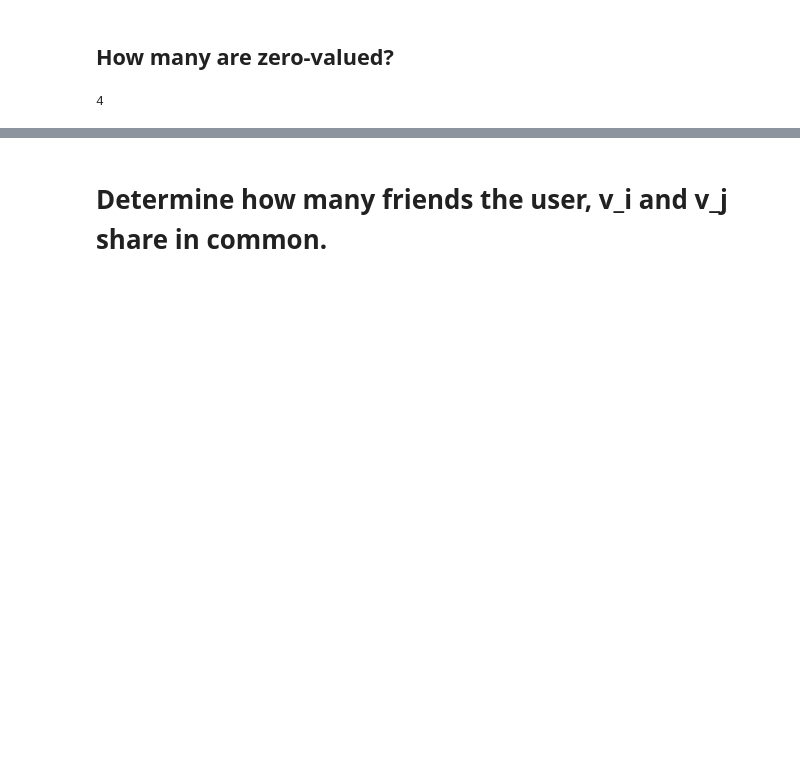
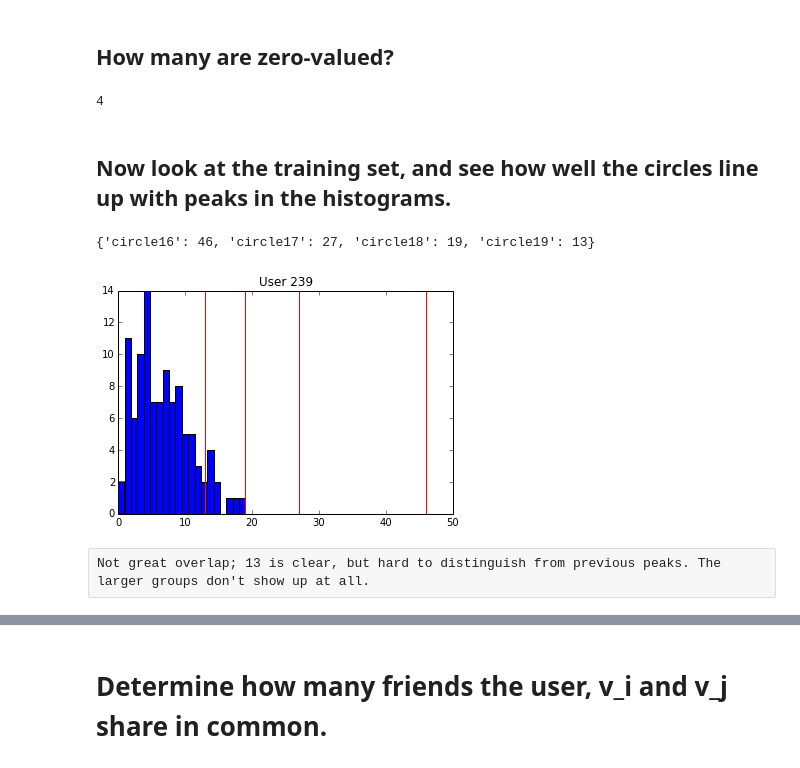
Before and after one commit to bmkessler/Kaggle_Social_Circles, a Jupyter notebook: egonets_1_MR.ipynb, the cells around one changed output, grey strips where cells are left out. Drawn from its saved outputs; the diff is of its cells as text; code cells hidden in the pictures; blank space fills up the shorter version.

```diff
--- a/egonets_1_MR.ipynb
+++ b/egonets_1_MR.ipynb
@@ -106,7 +106,7 @@ hist(common_friends)
 ## A set-based version....
 # %%
 def common_friends(egofile):
-    egofile = open("egonets/0.egonet")
+    egofile = open(egofile)
     result = dict()
     for line in egofile:
         v_i, v = line.split(":")
@@ -128,3 +128,18 @@ hist(cf.values())
 sum([ x == 0 for x in cf.values()])
 # %% [output]
 4
+# %% [markdown]
+## Now look at the training set, and see how well the circles line up with peaks in the histograms.
+# %%
+def circle_sizes(circle_file_path):
+    "Returns a dict, indexed by circle_id, of each circle size."
+    circle_file = open(circle_file_path)
+    result = dict()
+    for line in circle_file:
+        circle_id, friends = line.split(':')
+        result[circle_id] = len(friends.split())
+    return result
+# %%
+circle_sizes('Training/239.circles')
+# %% [output]
+{'circle16': 46, 'circle17': 27, 'circle18': 19, 'circle19': 13}
@@ -130,0 +152,6 @@ sum([ x == 0 for x in cf.values()])
+# %%
+display_dist_with_circles(239)
+# %% [output]
+[figure, added]
+# %% [raw]
+Not great overlap; 13 is clear, but hard to distinguish from previous peaks. The larger groups don't show up at all.
```
Also changed, not shown: parts of 10 cells of this notebook.
